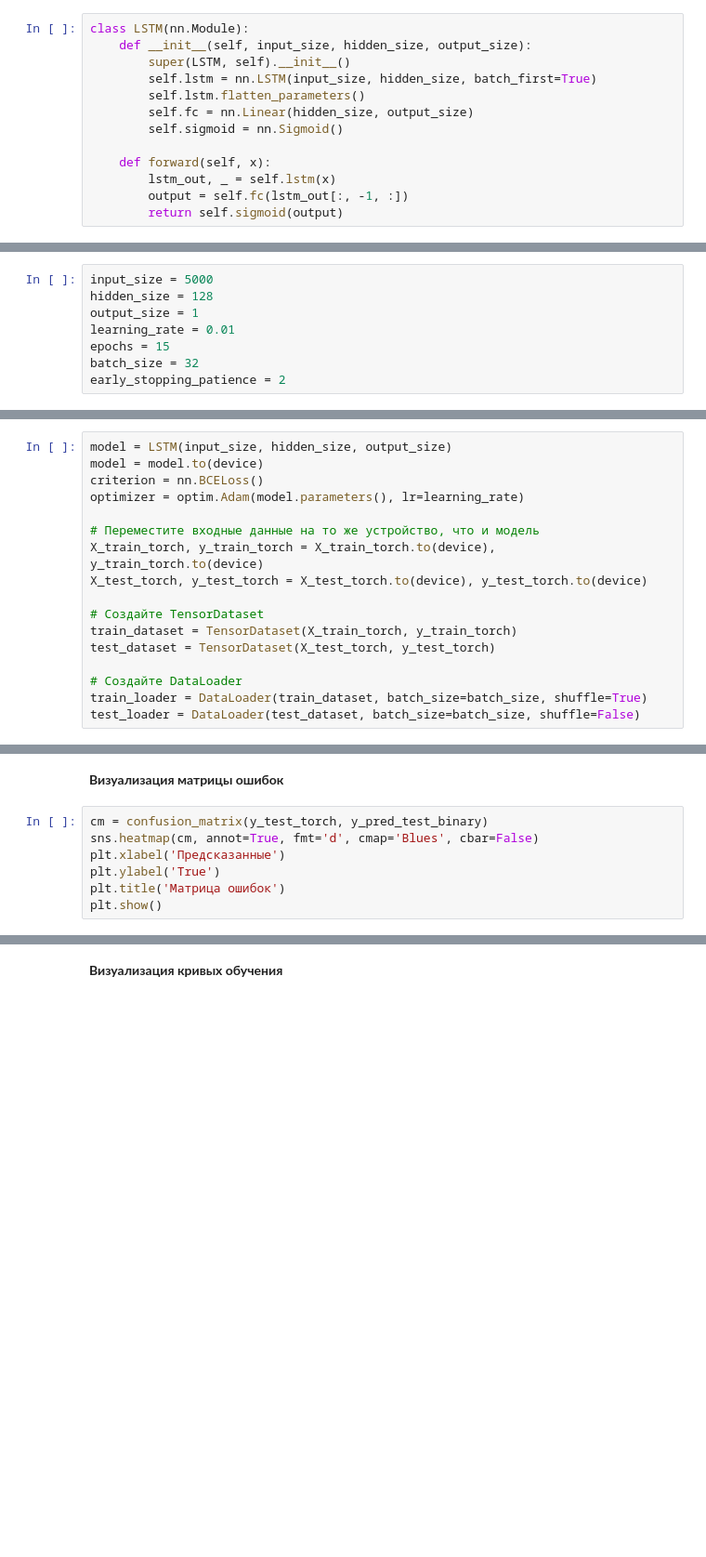
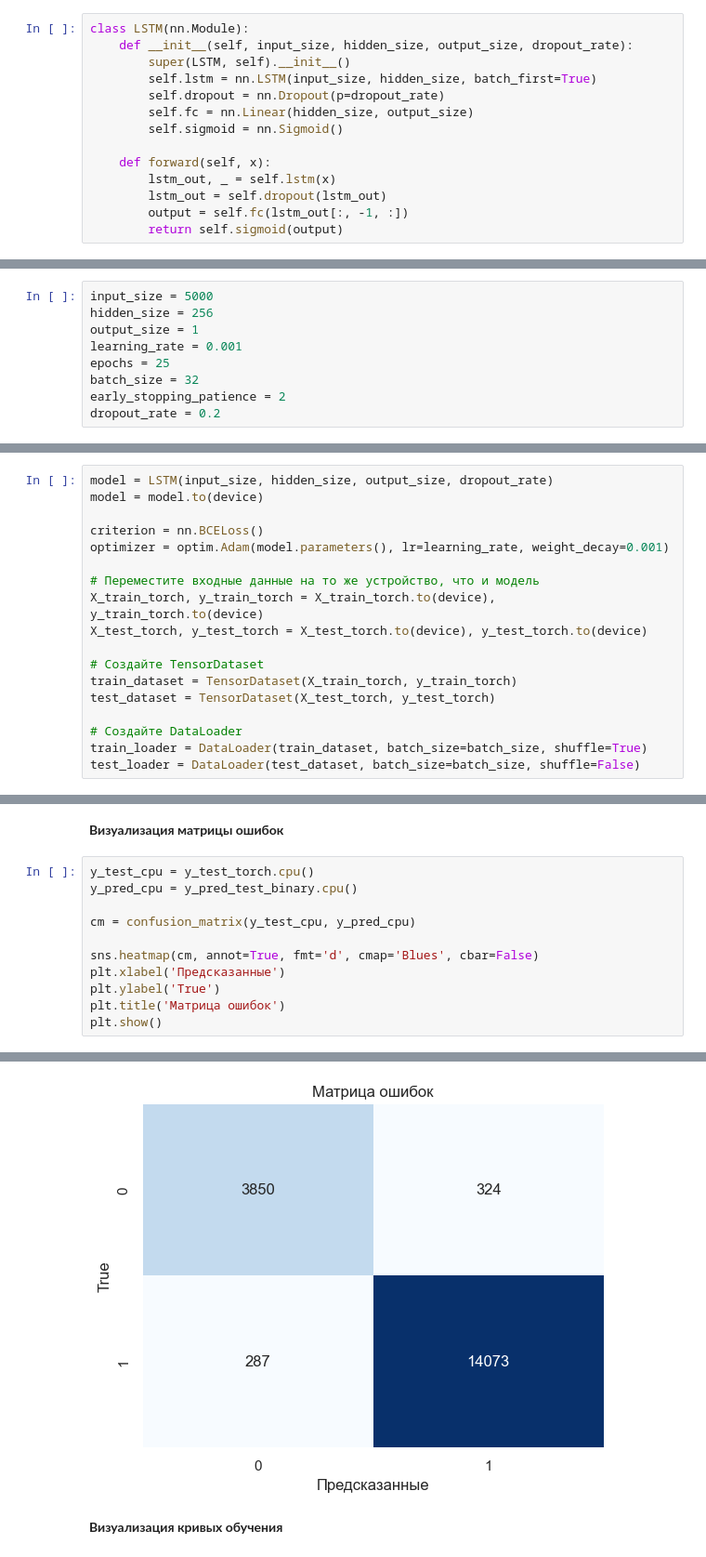
Before and after one commit to nikfilonenko/EDA_binary-text-classifier, a Jupyter notebook: src/notebooks/analysis_of_reviews_of_banks.ipynb, the cells around one changed output, grey strips where cells are left out. Shown at 93% size. Saved outputs shown, nothing was run; the diff lists cells and outputs as text; blank space fills up the shorter version.

```diff
--- a/src/notebooks/analysis_of_reviews_of_banks.ipynb
+++ b/src/notebooks/analysis_of_reviews_of_banks.ipynb
@@ -1043,15 +1043,16 @@ device.type
 **Архитектура модели**
 # %%
 class LSTM(nn.Module):
-    def __init__(self, input_size, hidden_size, output_size):
+    def __init__(self, input_size, hidden_size, output_size, dropout_rate):
         super(LSTM, self).__init__()
         self.lstm = nn.LSTM(input_size, hidden_size, batch_first=True)
-        self.lstm.flatten_parameters()
+        self.dropout = nn.Dropout(p=dropout_rate)
         self.fc = nn.Linear(hidden_size, output_size)
         self.sigmoid = nn.Sigmoid()
 
     def forward(self, x):
         lstm_out, _ = self.lstm(x)
+        lstm_out = self.dropout(lstm_out)
         output = self.fc(lstm_out[:, -1, :])
         return self.sigmoid(output)
 # %% [markdown]
@@ -1062,9 +1063,10 @@ class LSTM(nn.Module):
 - Для борьбы с переобучением решил добавить раннюю остановку с ожиданием в 2 эпохи
 # %%
 input_size = 5000
-hidden_size = 128
+hidden_size = 256
 output_size = 1
-learning_rate = 0.01
-epochs = 15
+learning_rate = 0.001
+epochs = 25
 batch_size = 32
 early_stopping_patience = 2
+dropout_rate = 0.2
@@ -1151,8 +1172,9 @@ def train_and_evaluate(model, train_loader, test_loader, criterion, optimizer, d
 # %%
-model = LSTM(input_size, hidden_size, output_size)
+model = LSTM(input_size, hidden_size, output_size, dropout_rate)
 model = model.to(device)
+
 criterion = nn.BCELoss()
-optimizer = optim.Adam(model.parameters(), lr=learning_rate)
+optimizer = optim.Adam(model.parameters(), lr=learning_rate, weight_decay=0.001)
 
 # Переместите входные данные на то же устройство, что и модель
 X_train_torch, y_train_torch = X_train_torch.to(device), y_train_torch.to(device)
@@ -1201,7 +1216,11 @@ F1 Score на тестовом наборе: 0.9780468287930975
 # %% [markdown]
 **Визуализация матрицы ошибок**
 # %%
-cm = confusion_matrix(y_test_torch, y_pred_test_binary)
+y_test_cpu = y_test_torch.cpu()
+y_pred_cpu = y_pred_test_binary.cpu()
+
+cm = confusion_matrix(y_test_cpu, y_pred_cpu)
+
 sns.heatmap(cm, annot=True, fmt='d', cmap='Blues', cbar=False)
 plt.xlabel('Предсказанные')
 plt.ylabel('True')
@@ -1212,2 +1230,3 @@ TypeError: can't convert cuda:0 device type tensor to numpy. Use Tensor.cpu() to
+[figure, added]
 # %% [markdown]
 **Визуализация кривых обучения**
```
Also changed, not shown: parts of 7 cells of this notebook.
